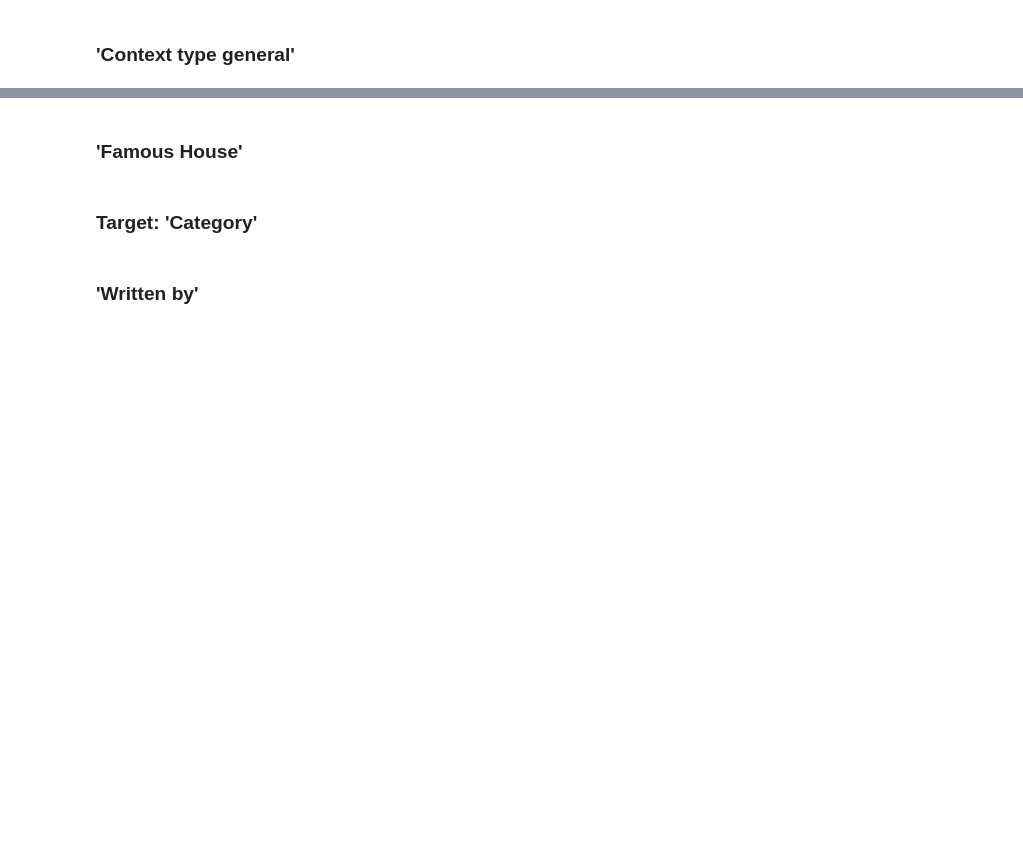
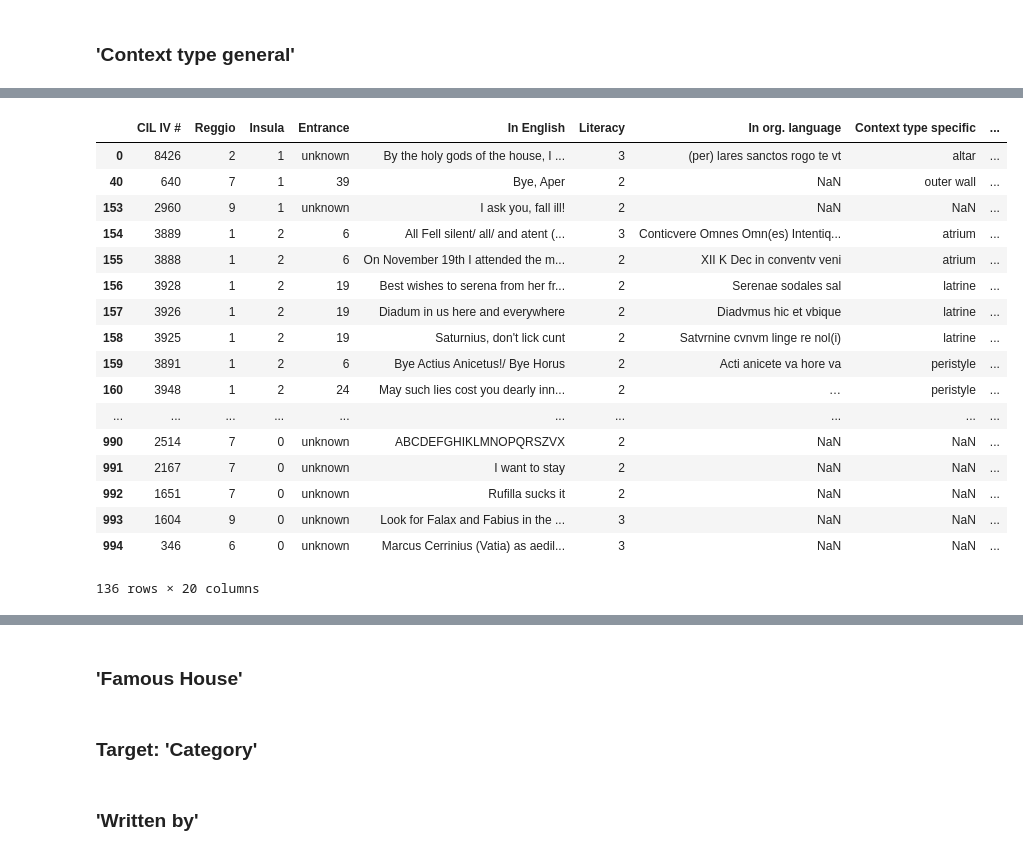
Before and after one commit to ssrosa/cacator_cave_malum, a Jupyter notebook: student.ipynb, the cells around one changed output, grey strips where cells are left out. Saved outputs shown, nothing was run; the diff lists cells and outputs as text; code cells hidden in the pictures; blank space fills up the shorter version.

Commit message:
Eda. Gen context.

```diff
--- a/student.ipynb
+++ b/student.ipynb
@@ -359,0 +232,18 @@ df_raw[df_raw['Context type specific'].notna() & df_raw['Context type general'].
+# %%
+# No specific, no general, no reggio, insula
+no_spec_no_gen = df_raw[df_raw['Context type specific'].isna() & df_raw['Context type general'].isna()]
+
+no_spec_no_gen[(no_spec_no_gen['Reggio'] == 0) & (no_spec_no_gen['Insula'] == 0)].shape
+
+#Must drop the rows that don't have a reggio, insula, specfic context or general context
+to_drop = no_spec_no_gen[(no_spec_no_gen['Reggio'] == 0) & (no_spec_no_gen['Insula'] == 0)]
+df_raw.drop(to_drop.index, axis = 0, inplace = True)
+# %%
+#Maybe famous house can fill in for general context where it's missing?
+famoushouse_nogen = df_raw[
+    (df_raw['Famous House'].notna())
+    &
+    (df_raw['Context type general'].isna())]
+
+#Get indexes of all rows without a gen context but with a famous house
+indexes = famoushouse_nogen.index
@@ -359,0 +280,44 @@ df_raw[df_raw['Context type specific'].notna() & df_raw['Context type general'].
+# %%
+famoushouse_gencontexts = {
+    'Praedia ': 'building',
+    'Basilica': 'basilica',
+    'House of': 'house',
+    'house of': 'house',
+    'Villa of': 'house',
+    'Building': 'building',
+    'near the Porta Vesuvio': 'necropolis',
+    'Workshop': 'workshop'
+}
+
+#Replace gen context with the building type from its famous house
+#Iterate over all the rows which have a famous house but lack a gen context
+for index in indexes:
+    #Iterate over the keys of famous houses
+    for key, val in famoushouse_gencontexts.items():
+        #If the row's famous house matches one from the dict
+        if key in df_raw.at[index, 'Famous House']:
+            #Fill missing gen context value with value from dict
+            df_raw.at[index, 'Context type general'] = val
+# %%
+#249 rows before change
+#136 rows left without gen
+df_raw[df_raw['Context type general'].isna()]
+# %% [output]
+|  | CIL IV # | Reggio | Insula | Entrance | In English | Literacy | In org. language | Context type specific | ... |
+| 0 | 8426 | 2 | 1 | unknown | By the holy gods of the house, I ... | 3 | (per) lares sanctos rogo te vt | altar | ... |
+| 40 | 640 | 7 | 1 | 39 | Bye, Aper | 2 | NaN | outer wall | ... |
+| 153 | 2960 | 9 | 1 | unknown | I ask you, fall ill! | 2 | NaN | NaN | ... |
+| 154 | 3889 | 1 | 2 | 6 | All Fell silent/ all/ and atent (... | 3 | Conticvere Omnes Omn(es) Intentiq... | atrium | ... |
+| 155 | 3888 | 1 | 2 | 6 | On November 19th I attended the m... | 2 | XII K Dec in conventv veni | atrium | ... |
+| 156 | 3928 | 1 | 2 | 19 | Best wishes to serena from her fr... | 2 | Serenae sodales sal | latrine | ... |
+| 157 | 3926 | 1 | 2 | 19 | Diadum in us here and everywhere | 2 | Diadvmus hic et vbique | latrine | ... |
+| 158 | 3925 | 1 | 2 | 19 | Saturnius, don't lick cunt | 2 | Satvrnine cvnvm linge re nol(i) | latrine | ... |
+| 159 | 3891 | 1 | 2 | 6 | Bye Actius Anicetus!/ Bye Horus | 2 | Acti anicete va hore va | peristyle | ... |
+| 160 | 3948 | 1 | 2 | 24 | May such lies cost you dearly inn... | 2 | … | peristyle | ... |
+| ... | ... | ... | ... | ... | ... | ... | ... | ... | ... |
+| 990 | 2514 | 7 | 0 | unknown | ABCDEFGHIKLMNOPQRSZVX | 2 | NaN | NaN | ... |
+| 991 | 2167 | 7 | 0 | unknown | I want to stay | 2 | NaN | NaN | ... |
+| 992 | 1651 | 7 | 0 | unknown | Rufilla sucks it | 2 | NaN | NaN | ... |
+| 993 | 1604 | 9 | 0 | unknown | Look for Falax and Fabius in the ... | 3 | NaN | NaN | ... |
+| 994 | 346 | 6 | 0 | unknown | Marcus Cerrinius (Vatia) as aedil... | 3 | NaN | NaN | ... |
+136 rows × 20 columns
```
Also changed, not shown: parts of 57 cells of this notebook.
